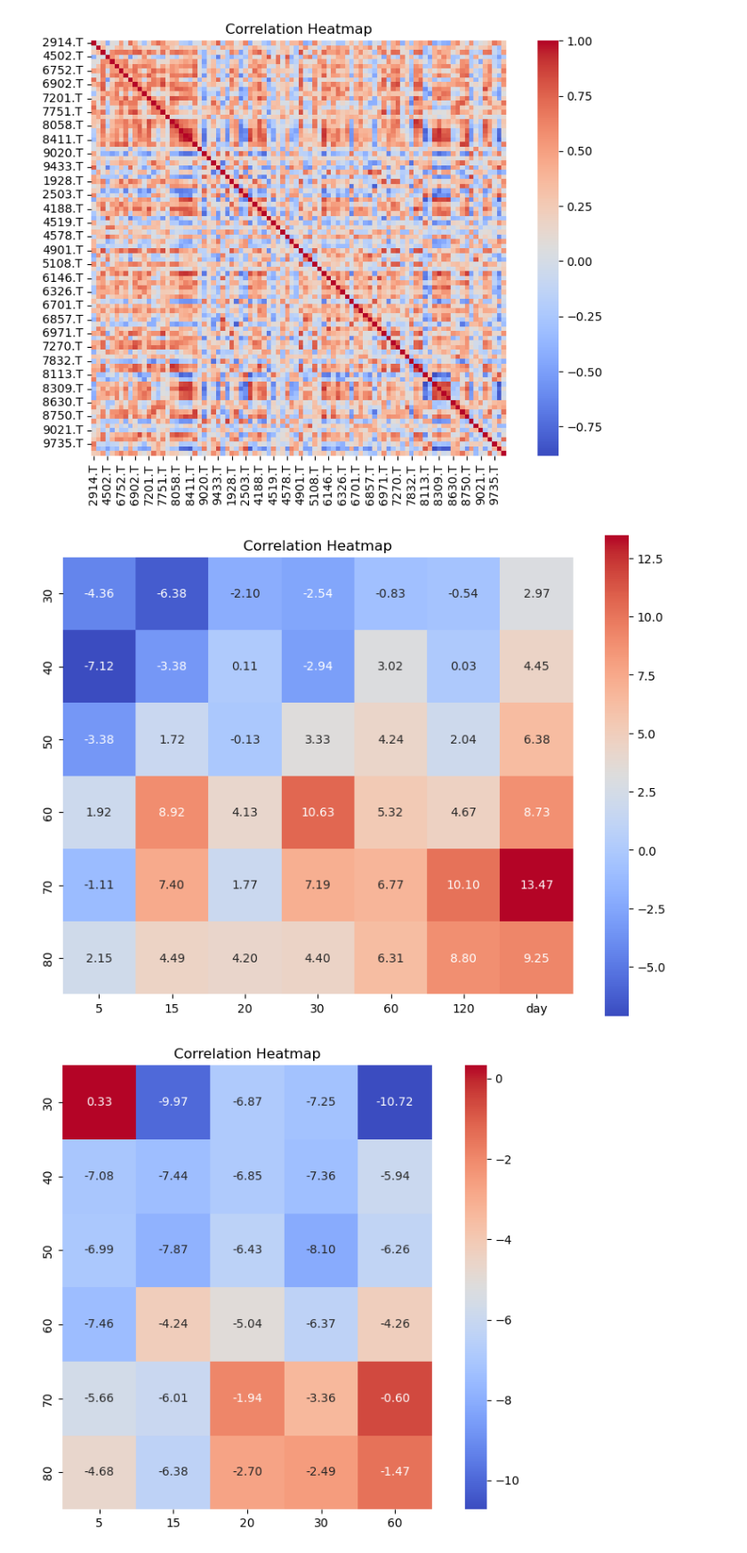
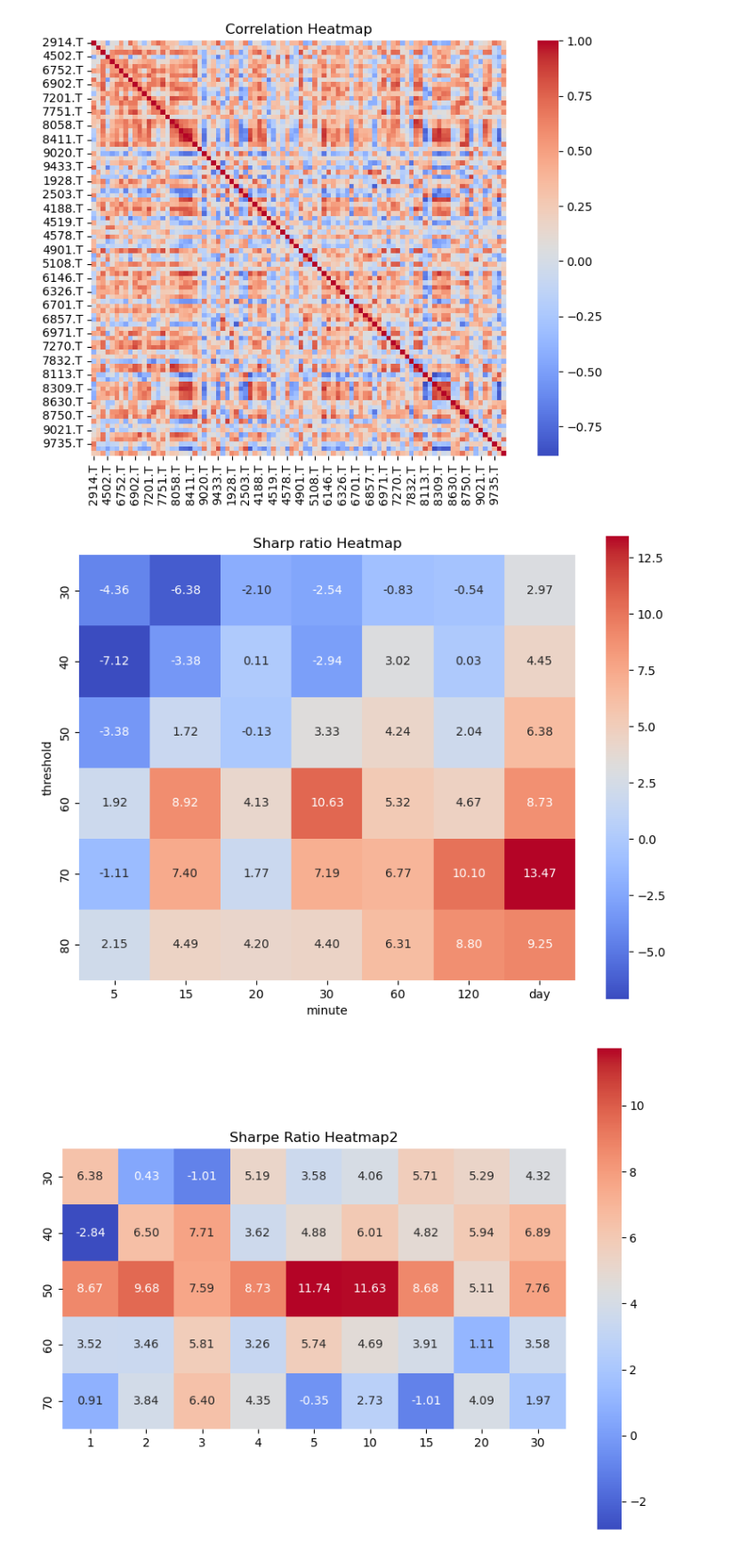
Before and after one commit to Professor-SGT/Scalping_calculation, a Jupyter notebook: Untitled.ipynb, the cells around one changed output. Shown at 89% size. Drawn from its saved outputs; the diff is of its cells as text; code cells hidden in the pictures.

```diff
--- a/Untitled.ipynb
+++ b/Untitled.ipynb
@@ -54,26 +54,28 @@ corr_matrix = dataY
 # ヒートマップの描画
 plt.figure(figsize=(8, 6))
 sns.heatmap(corr_matrix, annot=True, fmt=".2f", cmap="coolwarm", square=True, cbar=True)
-plt.title("Correlation Heatmap")
+plt.title("Sharp ratio Heatmap")
+plt.xlabel('minute')
+plt.ylabel('threshold')
 plt.tight_layout()
-#plt.savefig('RSI_corr.png')
+plt.savefig('Grade.png')
 plt.show()
 # %% [output]
-[figure, old version]
+[figure, new version]
 # %%
 import matplotlib.pyplot as plt
 
 
-dataY=pd.read_csv('20250704.csv', index_col=0)
+dataY=pd.read_csv('20250708_2.csv', index_col=0)
 # 相関行列の計算
 corr_matrix = dataY
 
 # ヒートマップの描画
 plt.figure(figsize=(8, 6))
 sns.heatmap(corr_matrix, annot=True, fmt=".2f", cmap="coolwarm", square=True, cbar=True)
-plt.title("Correlation Heatmap")
+plt.title("Sharpe Ratio Heatmap2")
 plt.tight_layout()
-#plt.savefig('RSI_corr.png')
+plt.savefig('ShortHeatmap.png')
 plt.show()
 # %% [output]
-[figure, old version]
+[figure, new version]
```
Also changed, not shown: 15 other files.
